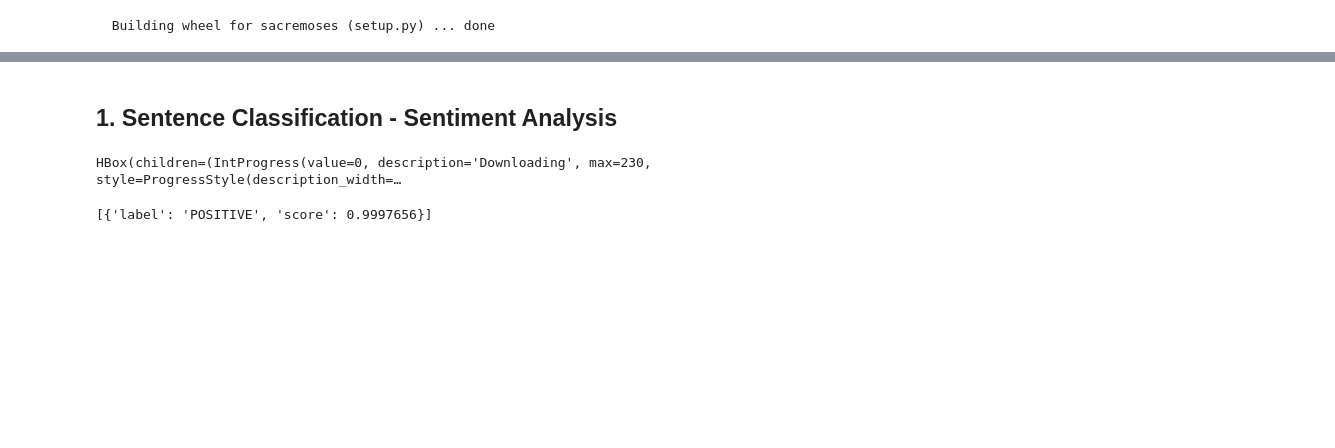
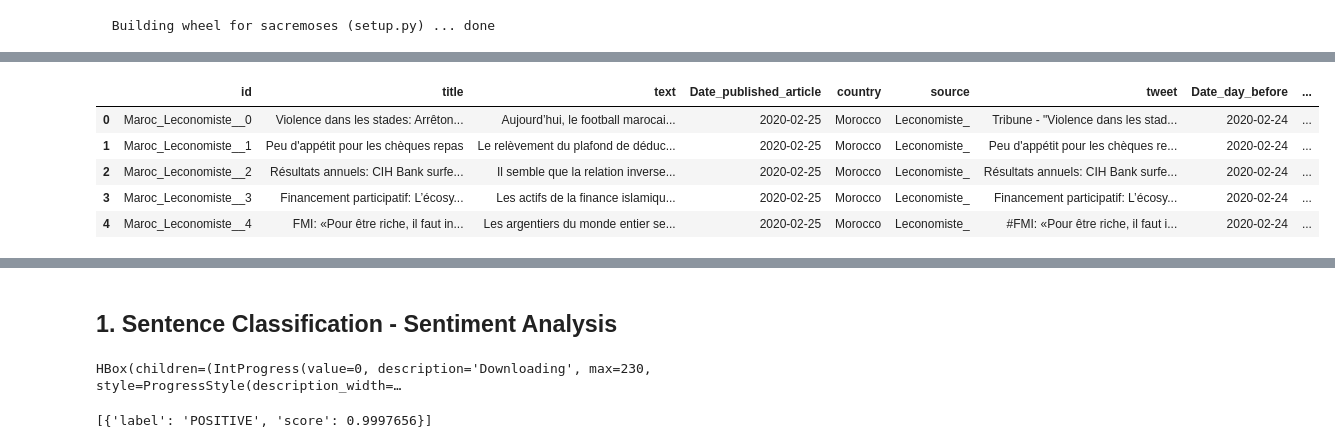
Before and after one commit to tguens/risk_analysis_covid, a Jupyter notebook: pipelines.ipynb, the cells around one changed output, grey strips where cells are left out. Drawn from its saved outputs; the diff is of its cells as text; code cells hidden in the pictures; blank space fills up the shorter version.

```diff
--- a/pipelines.ipynb
+++ b/pipelines.ipynb
@@ -57,0 +66,11 @@ risk_analysis_covid  sample_data
+# %%
+import pandas as pd
+df = pd.read_csv('data/Data_cleaned.csv')
+df.head()
+# %% [output]
+|  | id | title | text | Date_published_article | country | source | tweet | Date_day_before | ... |
+| 0 | Maroc_Leconomiste__0 | Violence dans les stades: Arrêton... | Aujourd’hui, le football maro­cai... | 2020-02-25 | Morocco | Leconomiste_ | Tribune - "Violence dans les stad... | 2020-02-24 | ... |
+| 1 | Maroc_Leconomiste__1 | Peu d'appétit pour les chèques repas | Le relèvement du plafond de déduc... | 2020-02-25 | Morocco | Leconomiste_ | Peu d'appétit pour les chèques re... | 2020-02-24 | ... |
+| 2 | Maroc_Leconomiste__2 | Résultats annuels: CIH Bank surfe... | Il semble que la relation inverse... | 2020-02-25 | Morocco | Leconomiste_ | Résultats annuels: CIH Bank surfe... | 2020-02-24 | ... |
+| 3 | Maroc_Leconomiste__3 | Financement participatif: L’écosy... | Les actifs de la finance islamiqu... | 2020-02-25 | Morocco | Leconomiste_ | Financement participatif: L’écosy... | 2020-02-24 | ... |
+| 4 | Maroc_Leconomiste__4 | FMI: «Pour être riche, il faut in... | Les argentiers du monde entier se... | 2020-02-25 | Morocco | Leconomiste_ | #FMI: «Pour être riche, il faut i... | 2020-02-24 | ... |
```
Also changed, not shown: parts of 12 cells of this notebook.
